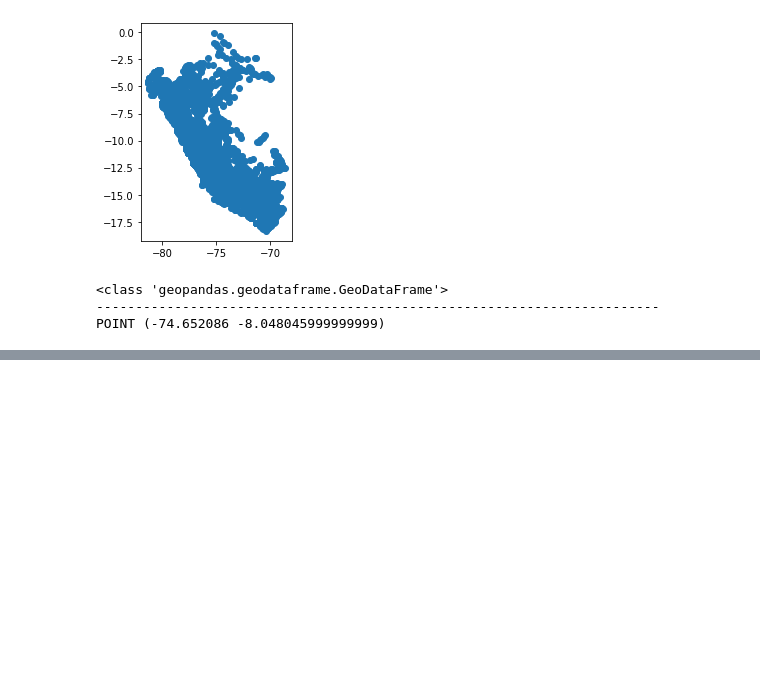
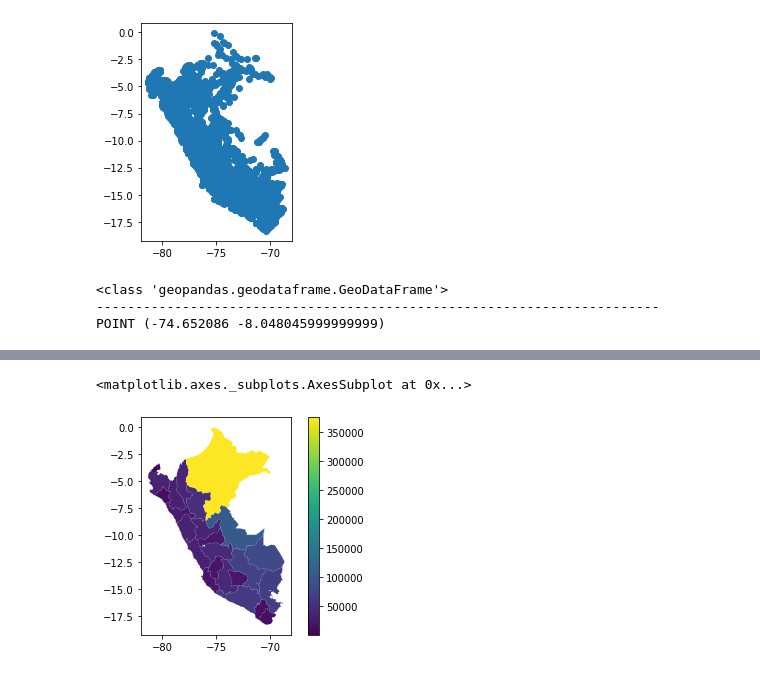
Before and after one commit to ambarja/python_intro, a Jupyter notebook: spatial/py_geopandas.ipynb, the cells around one changed output, grey strips where cells are left out. Drawn from its saved outputs; the diff is of its cells as text; code cells hidden in the pictures; blank space fills up the shorter version.

```diff
--- a/spatial/py_geopandas.ipynb
+++ b/spatial/py_geopandas.ipynb
@@ -156,0 +213,5 @@ POINT (-74.652086 -8.048045999999999)
+# %%
+gdf.plot(column = 'AREA_KM2',legend = True)
+# %% [output]
+<matplotlib.axes._subplots.AxesSubplot at 0x...>
+[figure, added]
```
Also changed, not shown: parts of 16 cells of this notebook.
